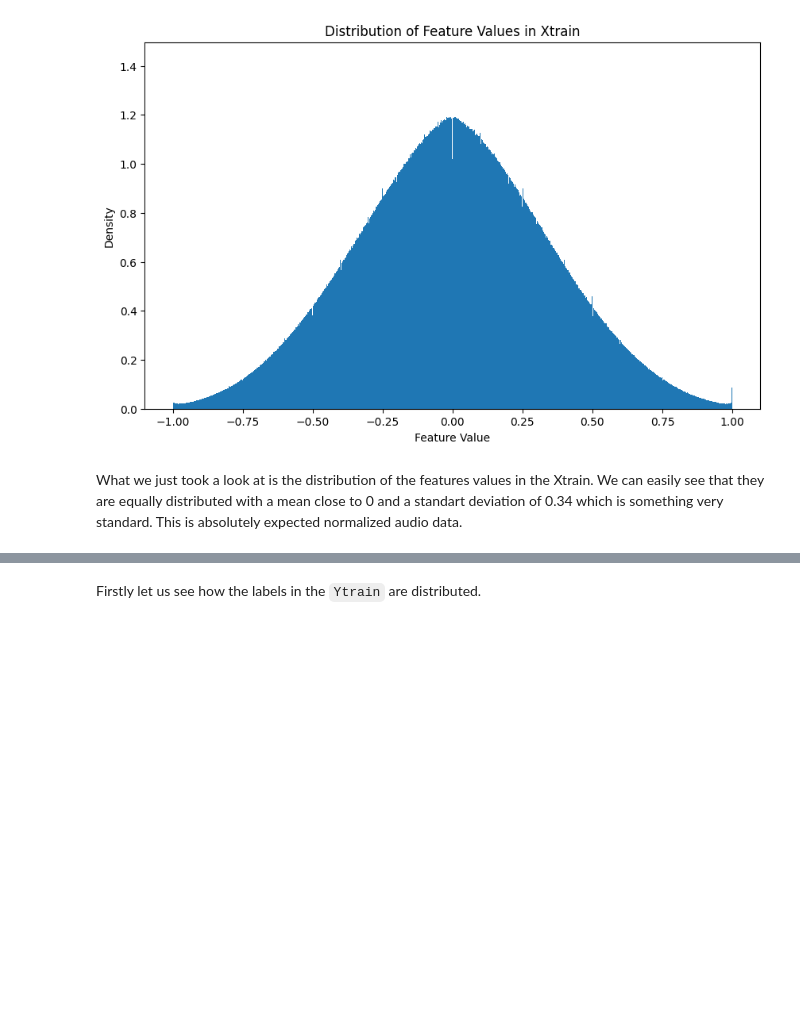
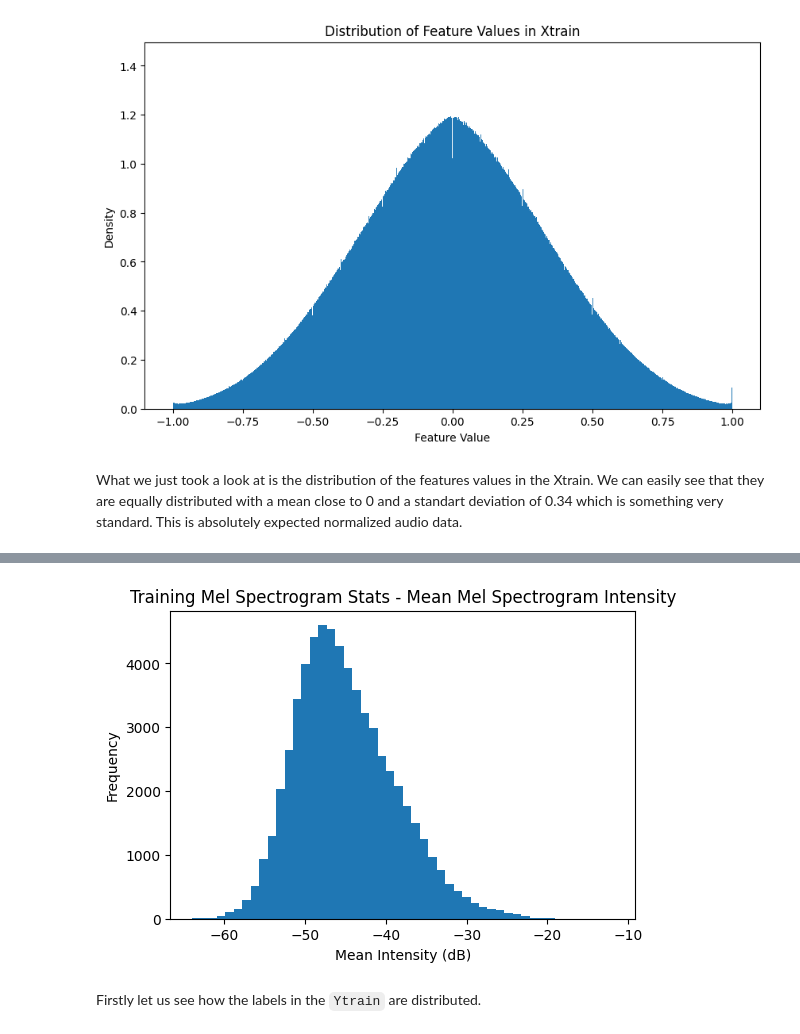
Before and after one commit to Stoymirov/Automated-music-analsis-pipeline-and-EDA, a Jupyter notebook: Classical_music.ipynb, the cells around one changed output, grey strips where cells are left out. Drawn from its saved outputs; the diff is of its cells as text; code cells hidden in the pictures; blank space fills up the shorter version.

```diff
--- a/Classical_music.ipynb
+++ b/Classical_music.ipynb
@@ -238,3 +323,39 @@ What we just took a look at is the distribution of the features values in the Xt
+# %%
+# Assuming Xtrain contains raw waveforms and sr is the sampling rate (e.g., 16000 Hz)
+sr = 16000
+n_mels = 64  # Number of mel frequency bins
+n_fft = 2048  # Length of FFT window
+hop_length = 1024  # Number of samples between successive frames
+
+# Optimized function to create mel spectrograms with progress bar
+def create_mel_spectrograms(waveforms, sr=sr, n_mels=n_mels, n_fft=n_fft, hop_length=hop_length):
+    # Preallocate list for efficiency
+    specs = []
+    # Add progress bar for loading
+    for waveform in tqdm(waveforms, desc="Generating Mel Spectrograms", unit="sample"):
+        mel_spec = librosa.feature.melspectrogram(y=waveform, sr=sr, n_mels=n_mels, n_fft=n_fft, hop_length=hop_length)
+        mel_spec_db = librosa.power_to_db(mel_spec, ref=np.max)  # Convert to decibels
+        specs.append(mel_spec_db)
+    return np.array(specs)
+
+# Create mel spectrograms for Xtrain with progress tracking and save to disk
+Xtrain_spec = create_mel_spectrograms(Xtrain)
+np.save('Xtrain_spec.npy', Xtrain_spec)  # Save as .npy file
+
+# Function to plot statistics of mel spectrogram means
+def spectrogram_stats(specs, title):
+    means = np.mean(specs, axis=(1, 2))
+    plt.figure(figsize=(6, 4))
+    plt.hist(means, bins=50)
+    plt.title(f"{title} - Mean Mel Spectrogram Intensity")
+    plt.xlabel("Mean Intensity (dB)")
+    plt.ylabel("Frequency")
+    plt.show()
+
+# Plot the statistics
+spectrogram_stats(Xtrain_spec, "Training Mel Spectrogram Stats")
+# %% [output]
+[figure, added]
 # %% [markdown]
 Firstly let us see how the labels in the `Ytrain` are distributed.
 # %%
```
Also changed, not shown: parts of 9 cells of this notebook.
